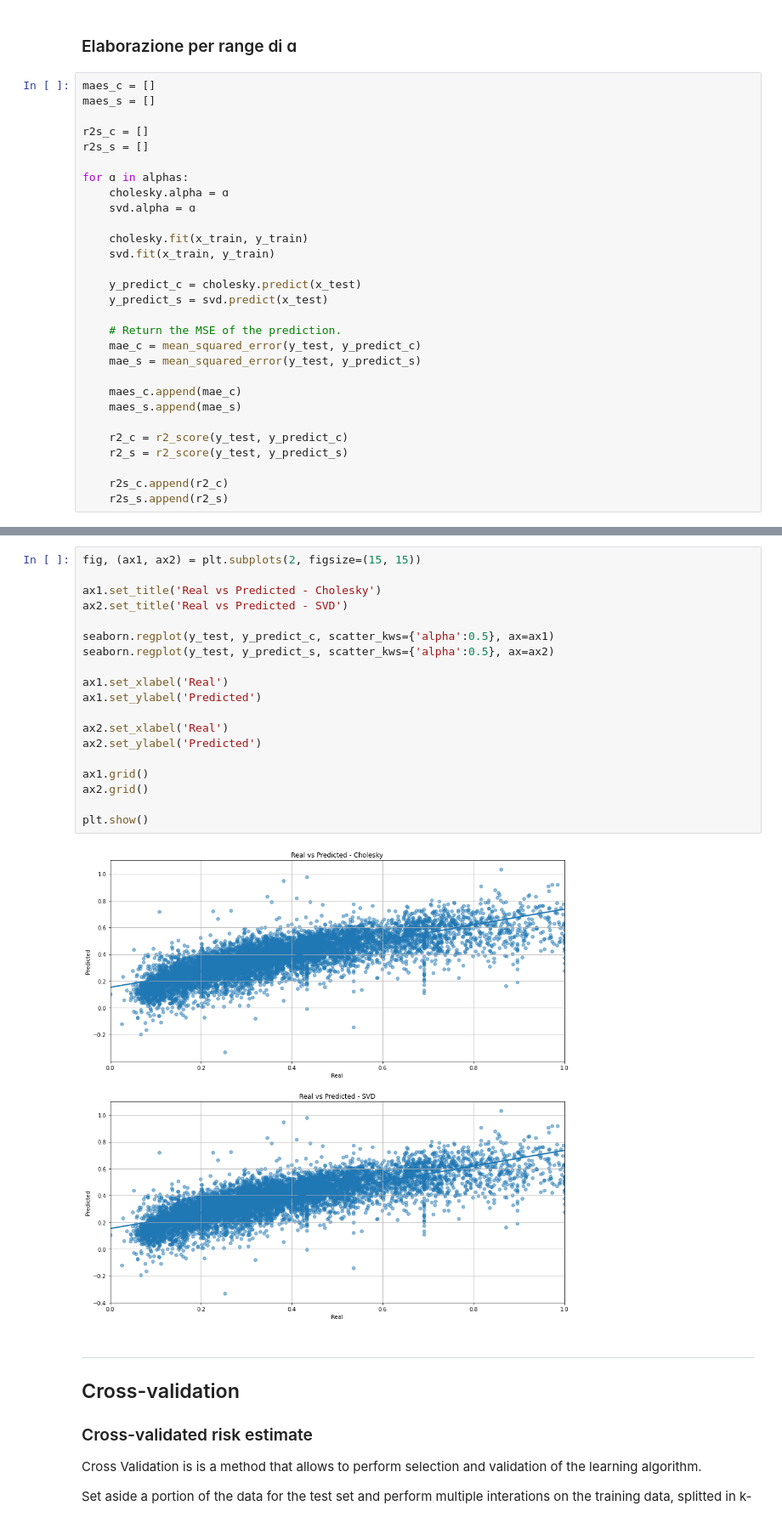
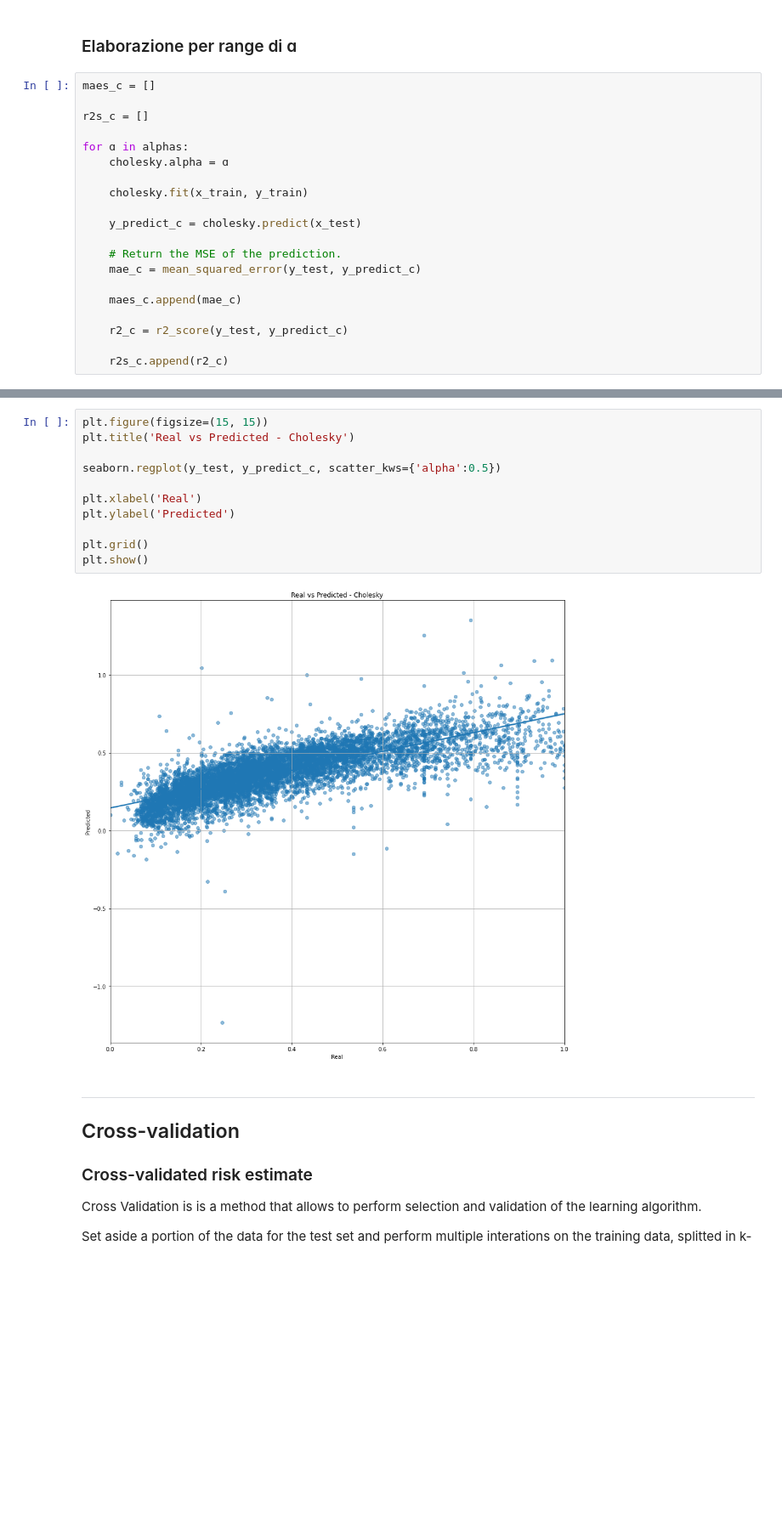
Before and after one commit to mikymaione/HousingPrices, a Jupyter notebook: Source code/HousingPrices/Miky.ipynb, the cells around one changed output, grey strips where cells are left out. Shown at 85% size. Saved outputs shown, nothing was run; the diff lists cells and outputs as text; blank space fills up the shorter version.

```diff
--- a/Source code/HousingPrices/Miky.ipynb
+++ b/Source code/HousingPrices/Miky.ipynb
@@ -390,33 +388,24 @@ x_train, x_test, y_train, y_test = train_test_split(X, y, test_size=0.4, shuffle
 ### Elaborazione per range di ɑ
 # %%
 maes_c = []
-maes_s = []
 
 r2s_c = []
-r2s_s = []
 
 for ɑ in alphas:
     cholesky.alpha = ɑ
-    svd.alpha = ɑ
 
     cholesky.fit(x_train, y_train)
-    svd.fit(x_train, y_train)
 
     y_predict_c = cholesky.predict(x_test)
-    y_predict_s = svd.predict(x_test)
 
     # Return the MSE of the prediction.
     mae_c = mean_squared_error(y_test, y_predict_c)
-    mae_s = mean_squared_error(y_test, y_predict_s)
 
     maes_c.append(mae_c)
-    maes_s.append(mae_s)
 
     r2_c = r2_score(y_test, y_predict_c)
-    r2_s = r2_score(y_test, y_predict_s)
 
     r2s_c.append(r2_c)
-    r2s_s.append(r2_s)
 # %%
 plt.figure(figsize=(15, 7))
 
@@ -485,24 +457,16 @@ y_predict_s = svd.predict(x_test)
 # %%
-fig, (ax1, ax2) = plt.subplots(2, figsize=(15, 15))
+plt.figure(figsize=(15, 15))
+plt.title('Real vs Predicted - Cholesky')
 
-ax1.set_title('Real vs Predicted - Cholesky')
-ax2.set_title('Real vs Predicted - SVD')
+seaborn.regplot(y_test, y_predict_c, scatter_kws={'alpha':0.5})
 
-seaborn.regplot(y_test, y_predict_c, scatter_kws={'alpha':0.5}, ax=ax1)
-seaborn.regplot(y_test, y_predict_s, scatter_kws={'alpha':0.5}, ax=ax2)
+plt.xlabel('Real')
+plt.ylabel('Predicted')
 
-ax1.set_xlabel('Real')
-ax1.set_ylabel('Predicted')
-
-ax2.set_xlabel('Real')
-ax2.set_ylabel('Predicted')
-
-ax1.grid()
-ax2.grid()
-
+plt.grid()
 plt.show()
 # %% [output]
-[figure, old version]
+[figure, new version]
 # %% [markdown]
 ----------------
 ## Cross-validation
```
Also changed, not shown: parts of 27 cells of this notebook.
